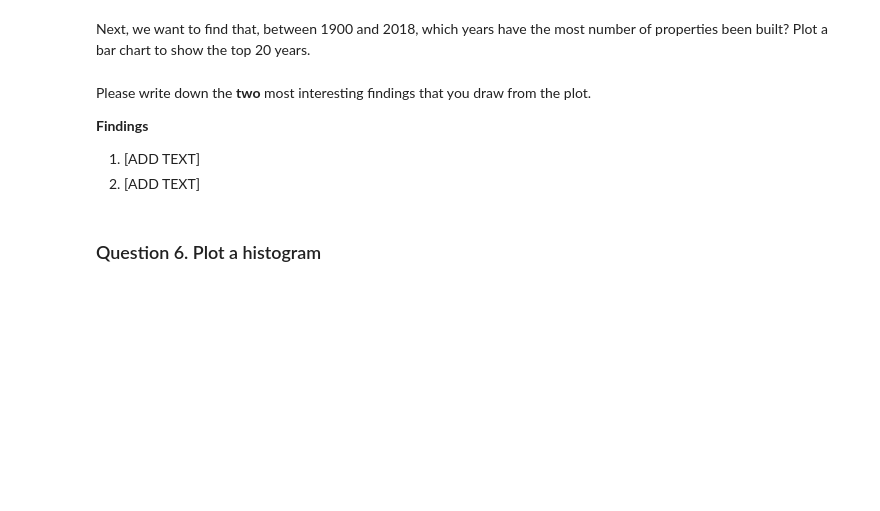
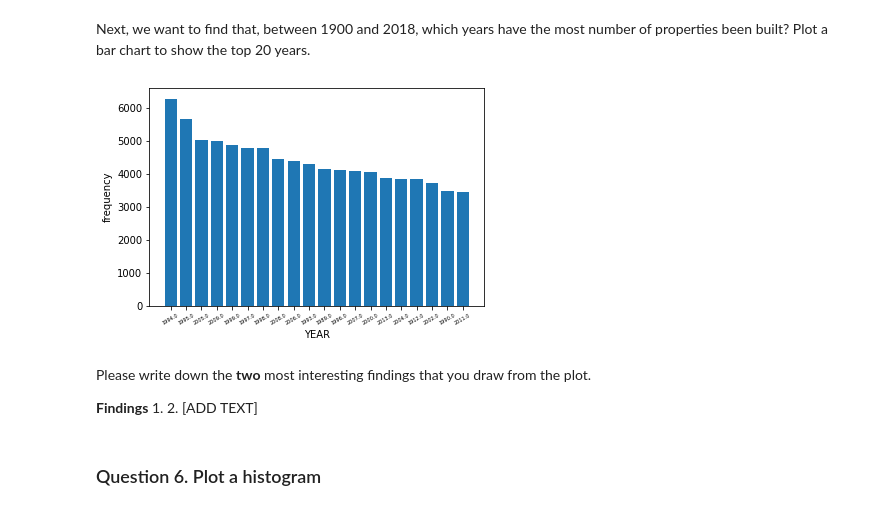
Before and after one commit to meghan14/big_data_projects_python, a Jupyter notebook: eda_bootstrapping_a4/A4.ipynb, the cells around one changed output. Saved outputs shown, nothing was run; the diff lists cells and outputs as text; code cells hidden in the pictures; blank space fills up the shorter version.

```diff
--- a/eda_bootstrapping_a4/A4.ipynb
+++ b/eda_bootstrapping_a4/A4.ipynb
@@ -130,8 +111,19 @@ plt.hist(df_year)
+# %%
+# --- Write your code below ---
+df_sorted = df_new.sort_values(ascending=False)
+select_num=20
+plt.bar(range(20),df_sorted.values[:select_num])
+plt.xlabel('YEAR')
+plt.ylabel('frequency')
+plt.xticks(range(20), df_sorted.index[:select_num],fontsize=5, rotation=30)
+plt.savefig('plots/top_20_bar_chart.jpg',dpi=300,transparent=True)
+# %% [output]
+[figure, added]
 # %% [markdown]
 Please write down the **two** most interesting findings that you draw from the plot.
 
 **Findings**
-1. [ADD TEXT]
+1.
 2. [ADD TEXT]
 # %% [markdown]
 ### Question 6. Plot a histogram
```
Also changed, not shown: parts of 7 cells of this notebook, 1 other file.
